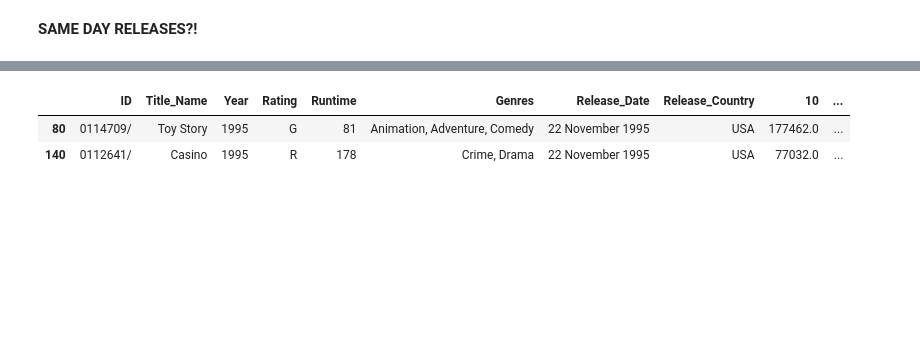
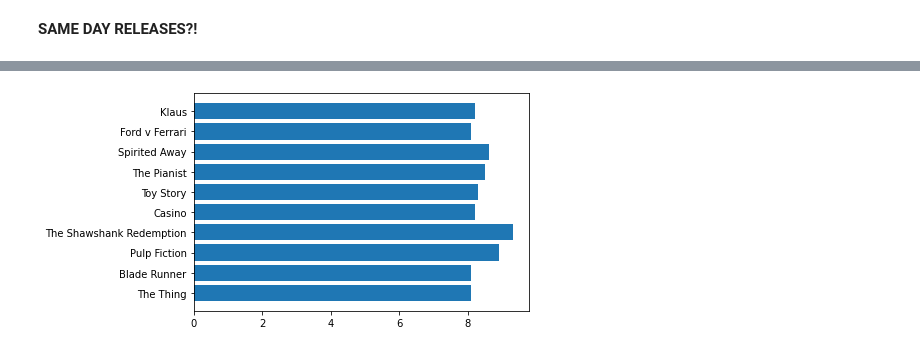
Before and after one commit to MaxTechniche/DS20_Unit_1_Build, a Jupyter notebook: Jacob_Maxfield_Unit_1_Project_Build.ipynb, the cells around one changed output, grey strips where cells are left out. Cells and saved outputs as stored; diff of their text form; code cells hidden in the pictures; blank space fills up the shorter version.

```diff
--- a/Jacob_Maxfield_Unit_1_Project_Build.ipynb
+++ b/Jacob_Maxfield_Unit_1_Project_Build.ipynb
@@ -159,3 +159,5 @@ df
 | 248 | 5323662/ | A Silent Voice: The Movie | 2016 | Not Rated | 130 | Animation, Drama, Family | 17 September 2016 | Japan | 10726.0 | ... |
 | 249 | 0103639/ | Aladdin | 1992 | G | 90 | Animation, Adventure, Comedy | 25 November 1992 | USA | 64810.0 | ... |
 250 rows × 48 columns
+# %%
+df['Release_Date'][51] = 'September 1954'
@@ -176,5 +183,8 @@ df['Release_Date'].value_counts()
 Name: Release_Date, Length: 245, dtype: int64
 # %% [markdown]
 **SAME DAY RELEASES?!**
+# %%
+df['Release_Date'] = pd.to_datetime(df['Release_Date'])
 # %%
 rd_pairs = df[df['Release_Date'].isin(df['Release_Date'].value_counts().head(5).index)]
+rd_pairs = rd_pairs.sort_values(['Release_Date', 'Rank_All_All_Ages'])
@@ -193,6 +191,5 @@ rd_pairs = df[df['Release_Date'].isin(df['Release_Date'].value_counts().head(5).
-# %%
-df[df['Release_Date'] == '22 November 1995']
-# %% [output]
-|  | ID | Title_Name | Year | Rating | Runtime | Genres | Release_Date | Release_Country | 10 | ... |
-| 80 | 0114709/ | Toy Story | 1995 | G | 81 | Animation, Adventure, Comedy | 22 November 1995 | USA | 177462.0 | ... |
-| 140 | 0112641/ | Casino | 1995 | R | 178 | Crime, Drama | 22 November 1995 | USA | 77032.0 | ... |
+# %%
+plt.barh(rd_pairs['Title_Name'], rd_pairs['Rank_All_All_Ages'],)
+plt.show()
+# %% [output]
+[figure, added]
```
Also changed, not shown: parts of 4 cells of this notebook.
